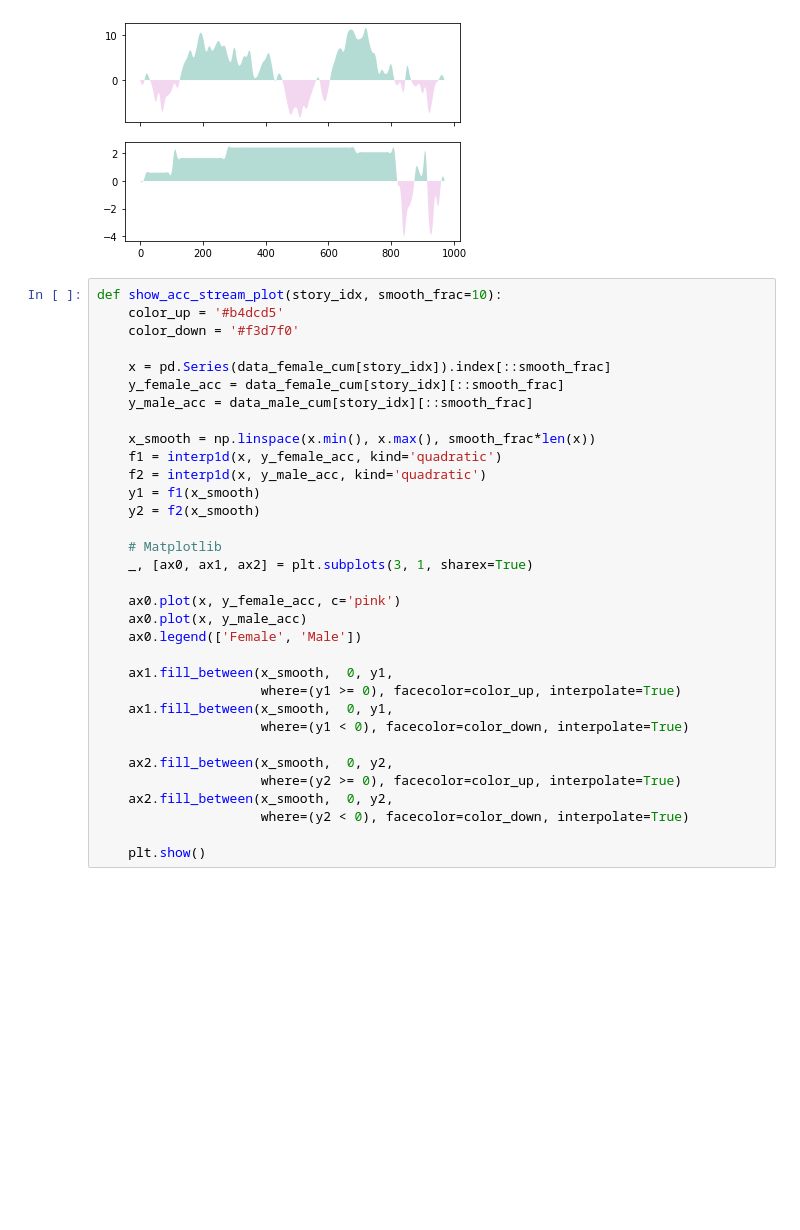
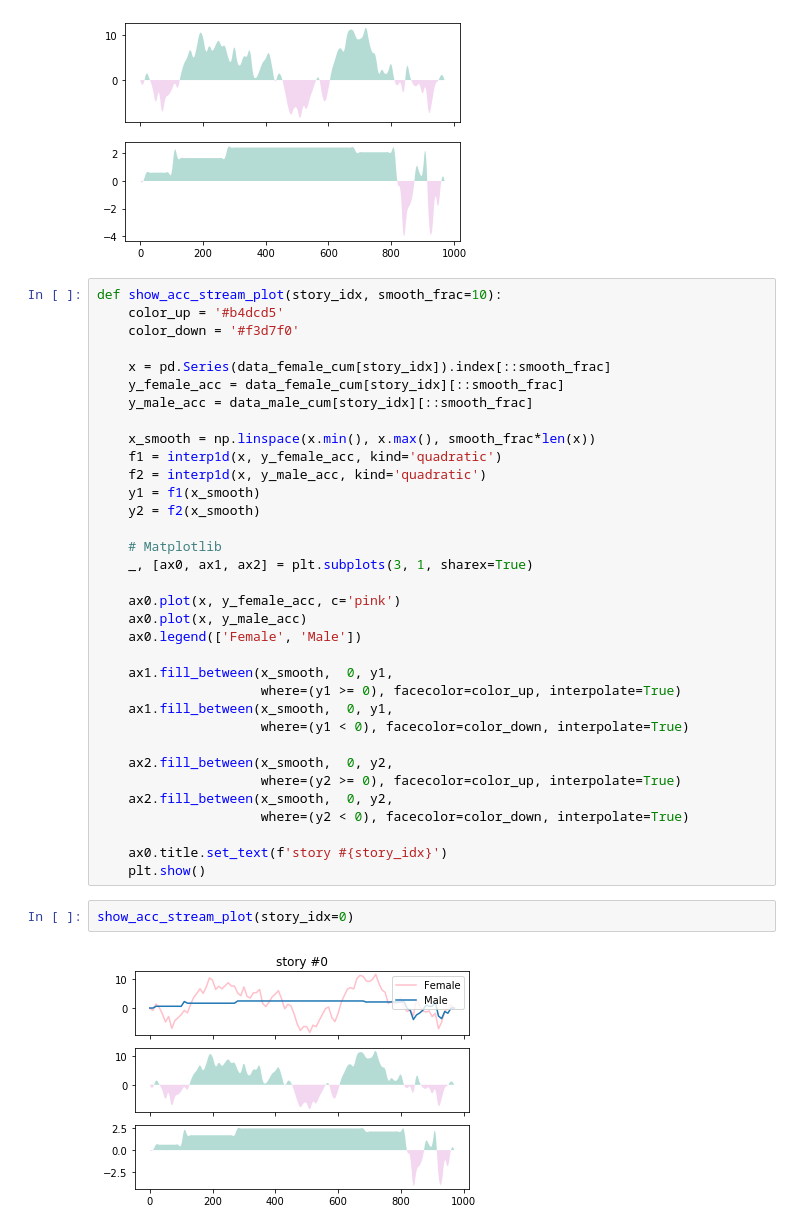
Before and after one commit to wenoptics/viz-of-gender-stereotypes-from-texts, a Jupyter notebook: general.ipynb, the cells around one changed output. Saved outputs shown, nothing was run; the diff lists cells and outputs as text; blank space fills up the shorter version.

```diff
--- a/general.ipynb
+++ b/general.ipynb
@@ -153,4 +162,9 @@ def show_acc_stream_plot(story_idx, smooth_frac=10):
     ax2.fill_between(x_smooth,  0, y2,
                      where=(y2 < 0), facecolor=color_down, interpolate=True)
 
+    ax0.title.set_text(f'story #{story_idx}')
     plt.show()
+# %%
+show_acc_stream_plot(story_idx=0)
+# %% [output]
+[figure, added]
```
Also changed, not shown: parts of 15 cells of this notebook.
